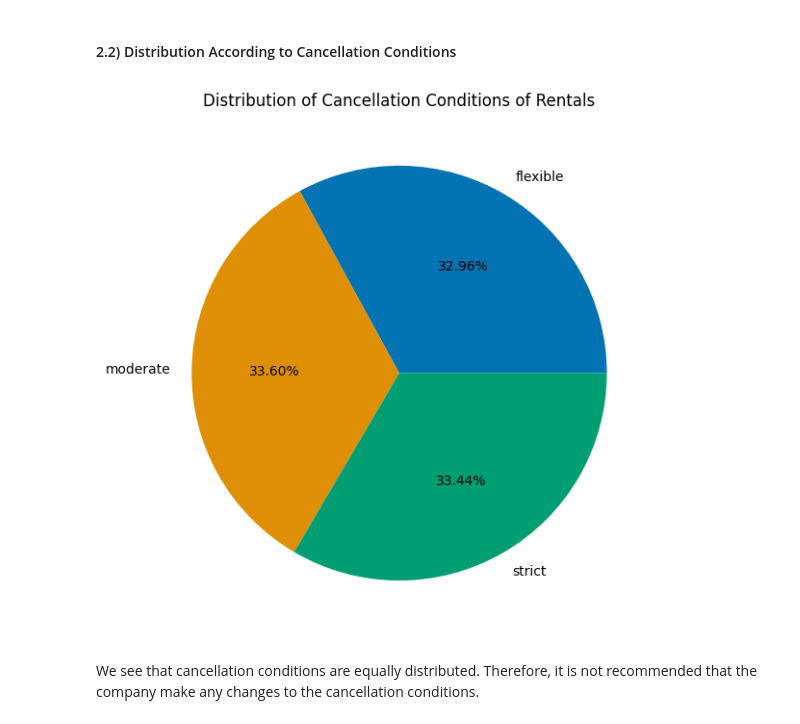
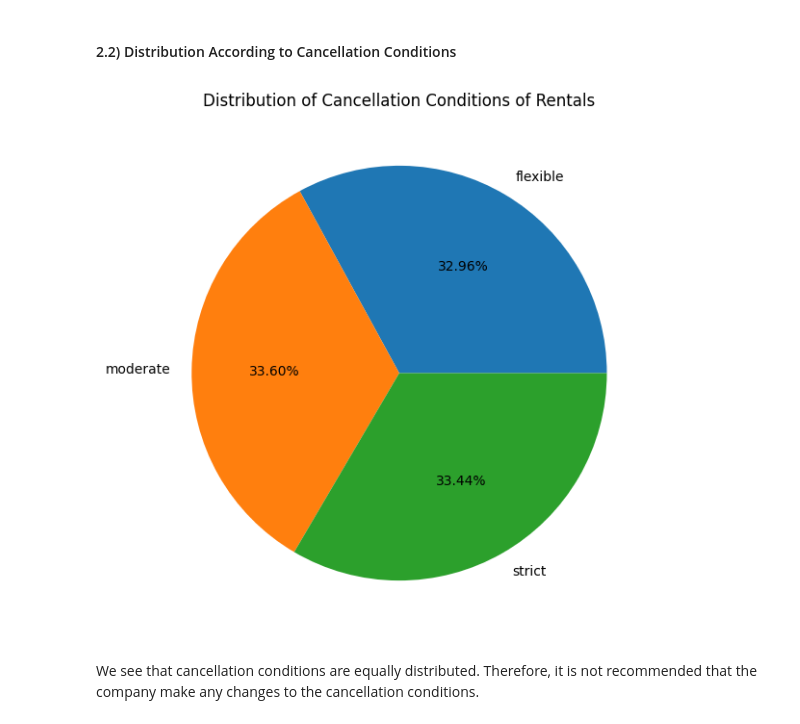
Before and after one commit to mehmetbuyukgumus/AirBnb-Data-Analysis-Study, a Jupyter notebook: analysis/analysis.ipynb, the cells around one changed output. Cells and saved outputs as stored; diff of their text form; code cells hidden in the pictures.

```diff
--- a/analysis/analysis.ipynb
+++ b/analysis/analysis.ipynb
@@ -162,16 +148,15 @@ We see that the most rentals are in Brooklyn and Manhattan. Therefore, it would
 # %%
 cancellation_policyDF = df.groupby("cancellation_policy")["cancellation_policy"].value_counts()
 cancellation_policyDF = pd.DataFrame(cancellation_policyDF)
 plt.figure(figsize= (7,7))
 plt.pie(x = "count",
         labels= cancellation_policyDF.index,
         autopct= '%1.2f%%',
-        colors= colors,
         data = cancellation_policyDF);
 plt.title("Distribution of Cancellation Conditions of Rentals")
 plt.show()
 # %% [output]
-[figure, old version]
+[figure, new version]
 # %% [markdown]
 We see that cancellation conditions are equally distributed. Therefore, it is not recommended that the company make any changes to the cancellation conditions.
 # %% [markdown]
```
Also changed, not shown: parts of 2 cells of this notebook.
